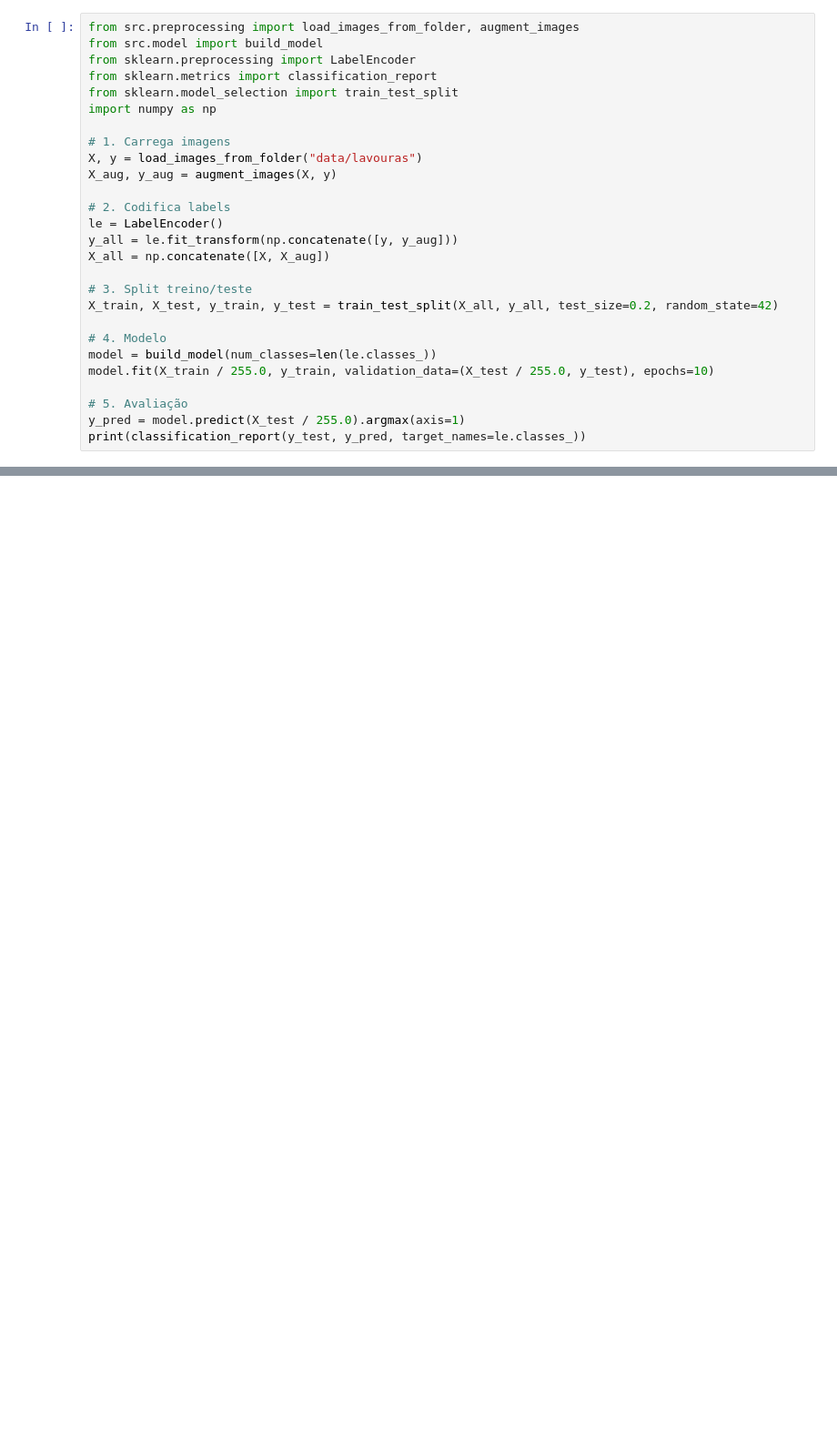
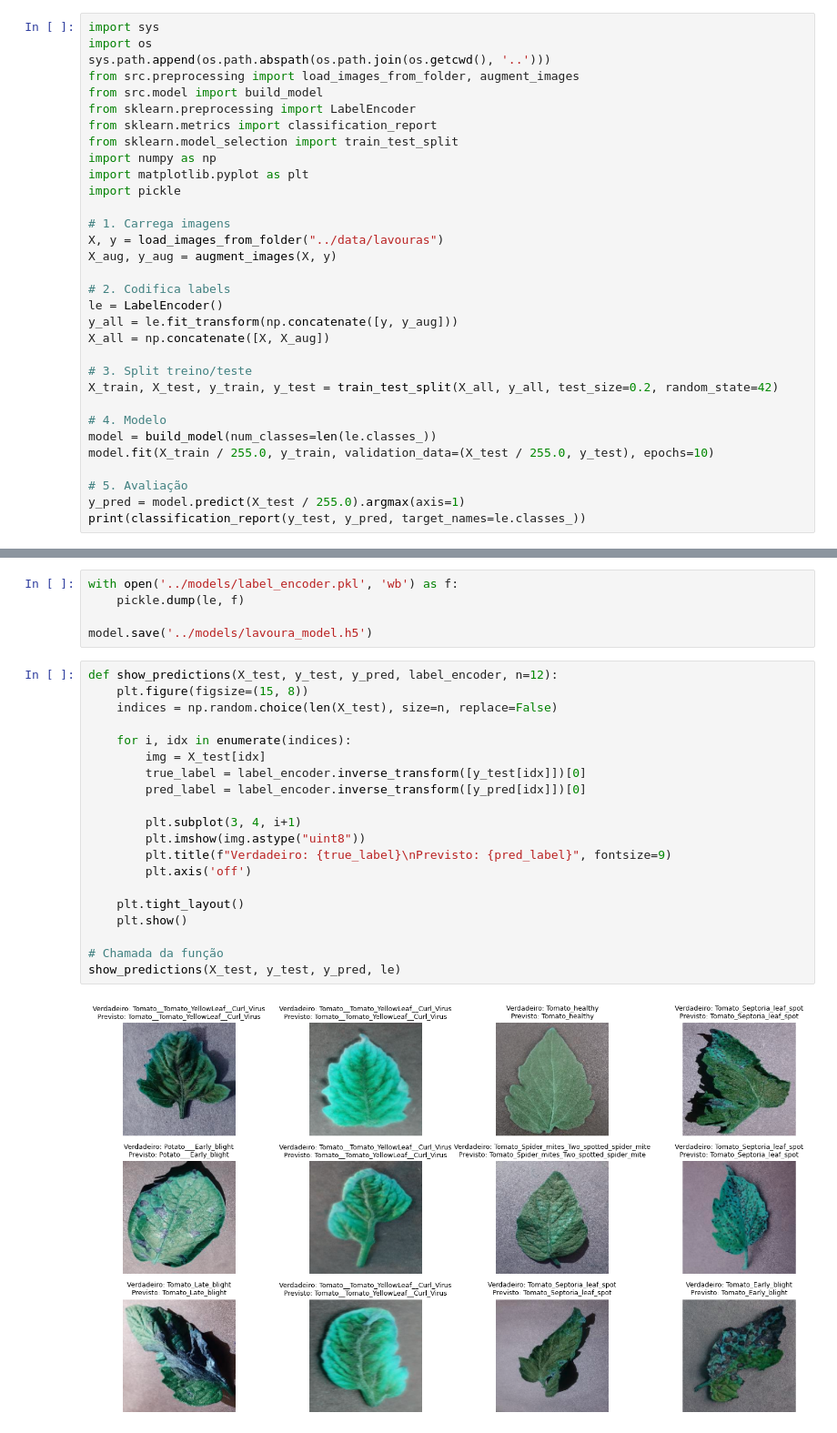
Before and after one commit to SergioPedroso/Lavoura_ml_vision, a Jupyter notebook: notebooks/train_model.ipynb, the cells around one changed output, grey strips where cells are left out. Shown at 91% size. Drawn from its saved outputs; the diff is of its cells as text; blank space fills up the shorter version.

```diff
--- a/notebooks/train_model.ipynb
+++ b/notebooks/train_model.ipynb
@@ -1,13 +1,18 @@
 # %%
+import sys
+import os
+sys.path.append(os.path.abspath(os.path.join(os.getcwd(), '..')))
 from src.preprocessing import load_images_from_folder, augment_images
 from src.model import build_model
 from sklearn.preprocessing import LabelEncoder
 from sklearn.metrics import classification_report
 from sklearn.model_selection import train_test_split
 import numpy as np
+import matplotlib.pyplot as plt
+import pickle
 
 # 1. Carrega imagens
-X, y = load_images_from_folder("data/lavouras")
+X, y = load_images_from_folder("../data/lavouras")
 X_aug, y_aug = augment_images(X, y)
 
 # 2. Codifica labels
@@ -29,0 +51,27 @@ ModuleNotFoundError: No module named 'src'
+# %%
+with open('../models/label_encoder.pkl', 'wb') as f:
+    pickle.dump(le, f)
+
+model.save('../models/lavoura_model.h5')
+# %%
+def show_predictions(X_test, y_test, y_pred, label_encoder, n=12):
+    plt.figure(figsize=(15, 8))
+    indices = np.random.choice(len(X_test), size=n, replace=False)
+
+    for i, idx in enumerate(indices):
+        img = X_test[idx]
+        true_label = label_encoder.inverse_transform([y_test[idx]])[0]
+        pred_label = label_encoder.inverse_transform([y_pred[idx]])[0]
+
+        plt.subplot(3, 4, i+1)
+        plt.imshow(img.astype("uint8"))
+        plt.title(f"Verdadeiro: {true_label}\nPrevisto: {pred_label}", fontsize=9)
+        plt.axis('off')
+
+    plt.tight_layout()
+    plt.show()
+
+# Chamada da função
+show_predictions(X_test, y_test, y_pred, le)
+# %% [output]
+[figure, added]
```
Also changed, not shown: parts of 1 cell of this notebook.
